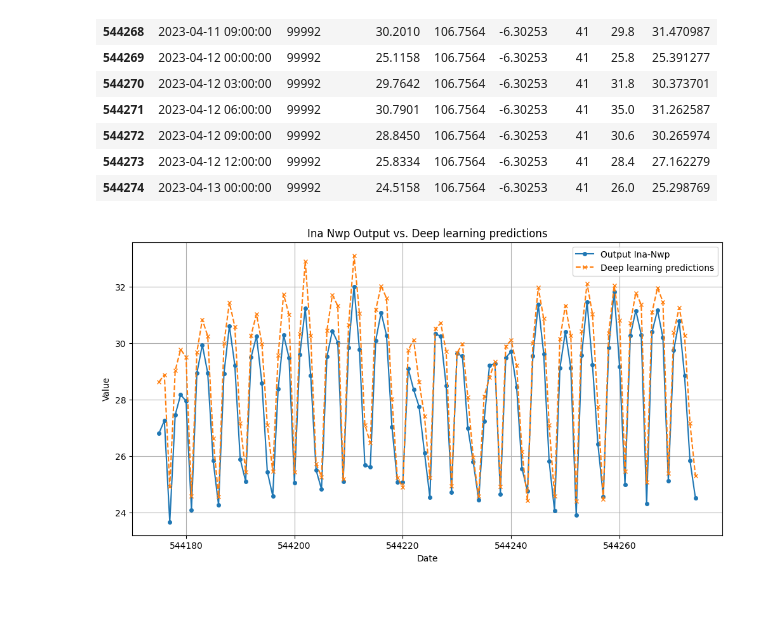
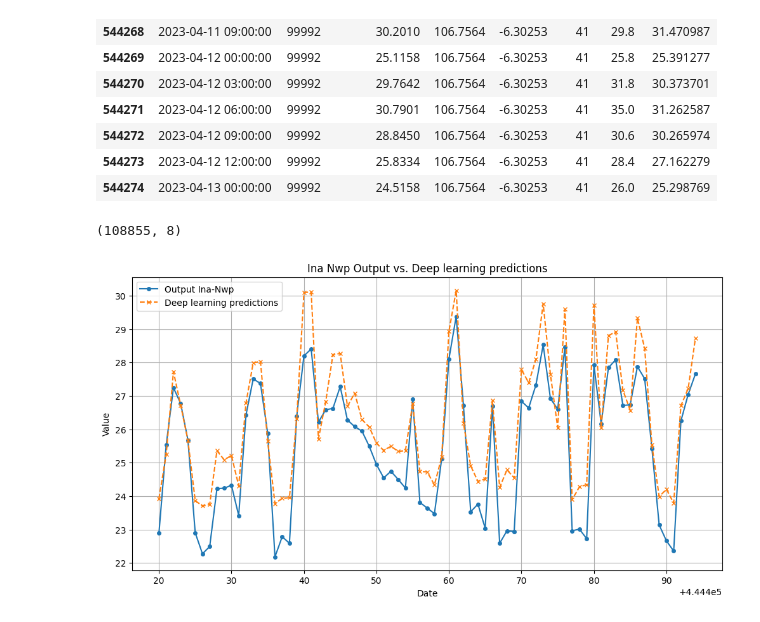
Before and after one commit to harmonicnauts/Modelling-MONAS, a Jupyter notebook: Modelling/Temp_deeplearning.ipynb, the cells around one changed output. Cells and saved outputs as stored; diff of their text form; code cells hidden in the pictures.

Commit message:
test deep learning

```diff
--- a/Modelling/Temp_deeplearning.ipynb
+++ b/Modelling/Temp_deeplearning.ipynb
@@ -142,23 +142,29 @@ combined.tail(15)
 | 544272 | 2023-04-12 09:00:00 | 99992 | 28.8450 | 106.7564 | -6.30253 | 41 | 30.6 | 30.265974 |
 | 544273 | 2023-04-12 12:00:00 | 99992 | 25.8334 | 106.7564 | -6.30253 | 41 | 28.4 | 27.162279 |
 | 544274 | 2023-04-13 00:00:00 | 99992 | 24.5158 | 106.7564 | -6.30253 | 41 | 26.0 | 25.298769 |
+# %%
+combined.shape
+# %% [output]
+(108855, 8)
 # %%
 import matplotlib.pyplot as plt
 
 plt.figure(figsize=(12, 6))
 
-plt.plot(combined.iloc[-75:].index, combined.iloc[-75:]['suhu2m.degC.'], label='Output Ina-Nwp', marker='o', markersize=4)
-plt.plot(combined.iloc[-75:].index, combined.iloc[-75:]['prediction'], label='Deep learning predictions', linestyle='--', marker='x', markersize=4)
+curr_ind = 9000
+last_ind = curr_ind + 75
+plt.plot(combined.iloc[curr_ind:last_ind].index, combined.iloc[curr_ind:last_ind]['suhu2m.degC.'], label='Output Ina-Nwp', marker='o', markersize=4)
+plt.plot(combined.iloc[curr_ind:last_ind].index, combined.iloc[curr_ind:last_ind]['prediction'], label='Deep learning predictions', linestyle='--', marker='x', markersize=4)
 
 plt.title('Ina Nwp Output vs. Deep learning predictions')
 plt.xlabel('Date')
 plt.ylabel('Value')
 plt.legend()
 plt.grid()
 
 plt.show()
 # %% [output]
-[figure, old version]
+[figure, new version]
 # %%
 del model
 # %%
```
